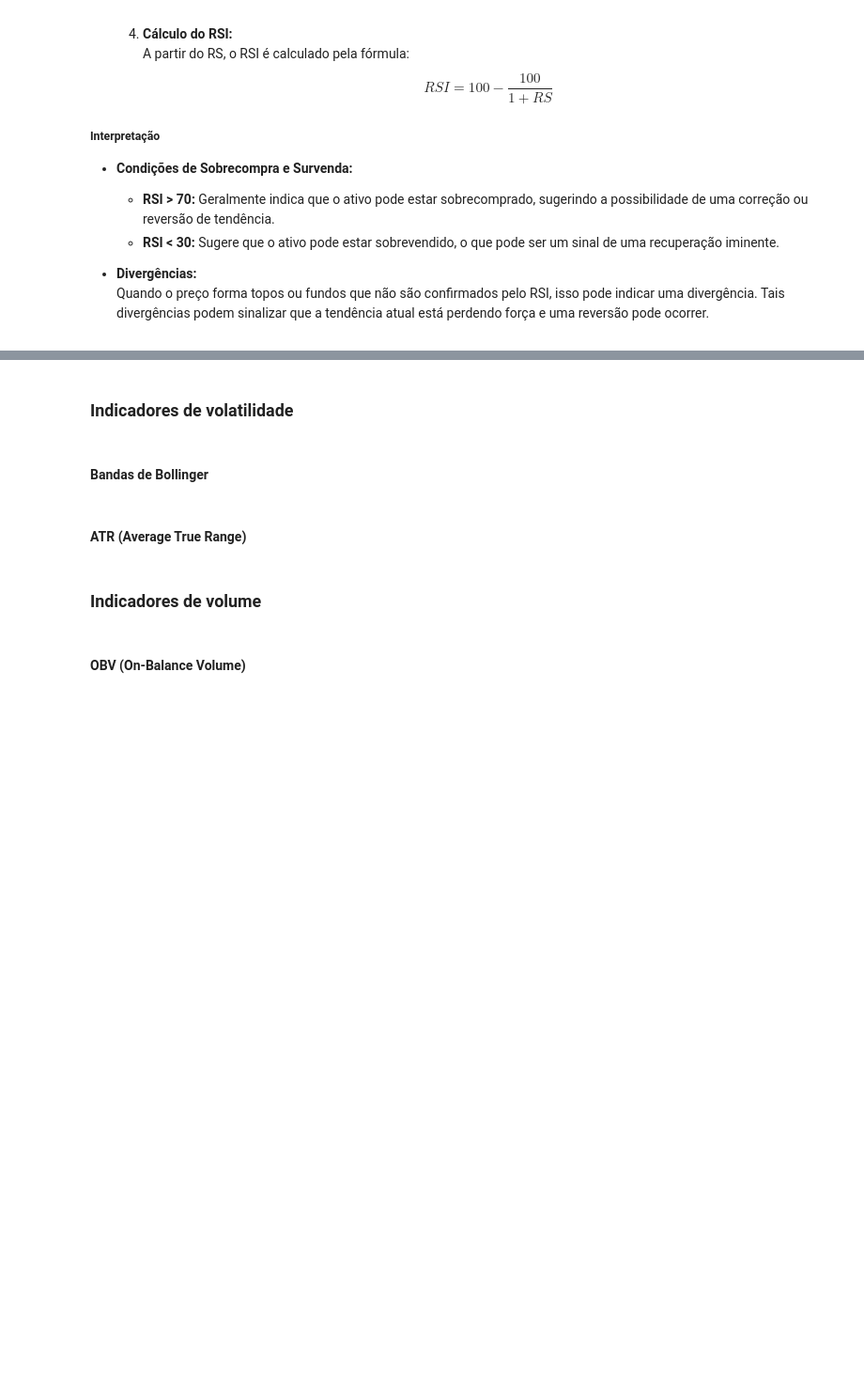
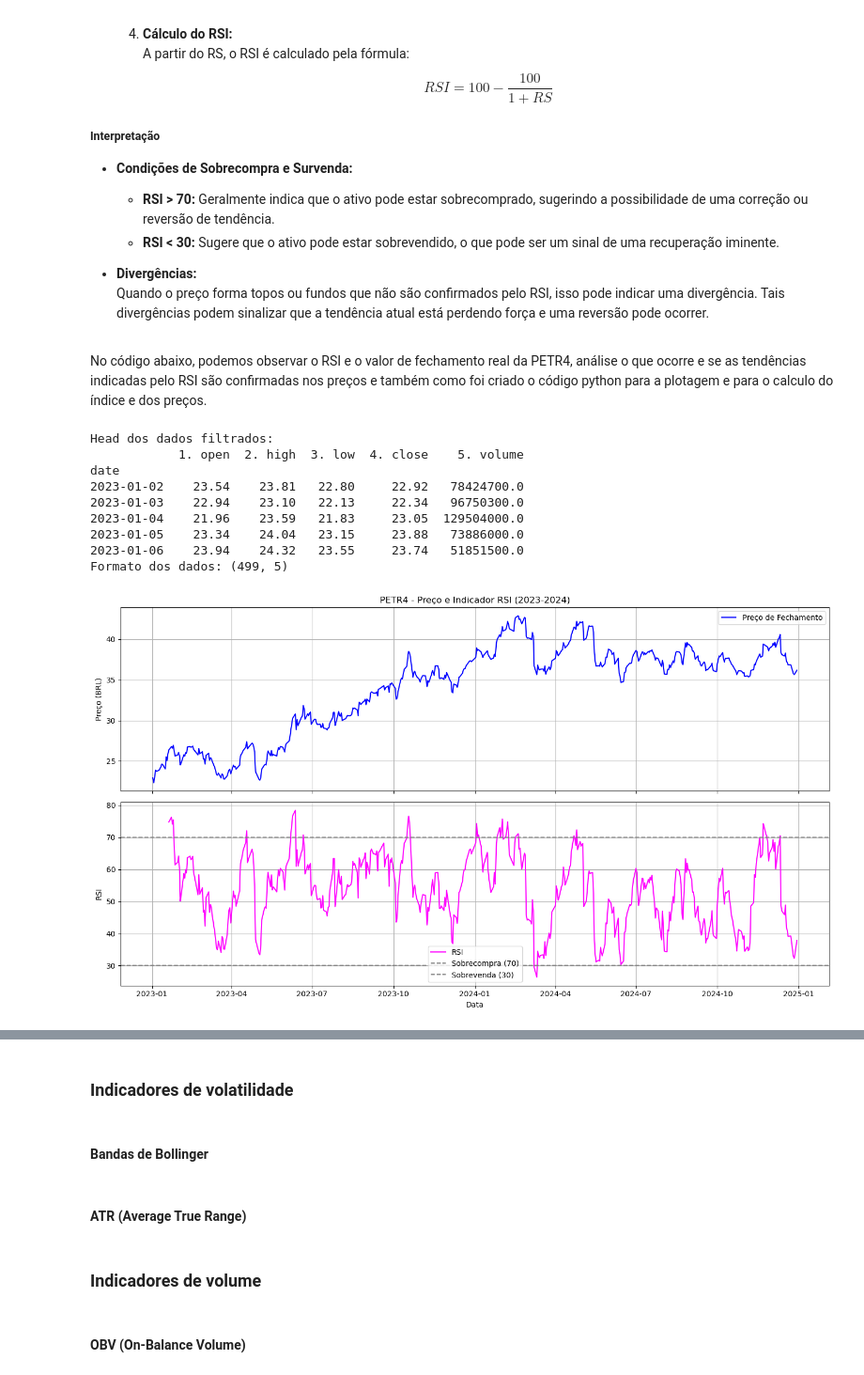
Before and after one commit to GB-Navarro/case-fin-quant-fea-dev, a Jupyter notebook: case_quant.ipynb, the cells around one changed output, grey strips where cells are left out. Shown at 94% size. Cells and saved outputs as stored; diff of their text form; code cells hidden in the pictures; blank space fills up the shorter version.

Commit message:
Update case_quant.ipynb
Indicadores de momentum adicionados

```diff
--- a/case_quant.ipynb
+++ b/case_quant.ipynb
@@ -534,0 +534,78 @@ plt.show()
+# %% [markdown]
+No código abaixo, podemos observar o RSI e o valor de fechamento real da PETR4, análise o que ocorre e se as tendências indicadas pelo RSI são confirmadas nos preços e também como foi criado o código python para a plotagem e para o calculo do índice e dos preços.
+# %%
+from alpha_vantage.timeseries import TimeSeries
+import talib
+import matplotlib.pyplot as plt
+import pandas as pd
+
+# Insira sua chave de API do Alpha Vantage
+api_key = 'SUA_CHAVE_API'
+
+# Cria uma instância da classe TimeSeries com output no formato pandas
+ts = TimeSeries(key=api_key, output_format='pandas')
+
+# Obter dados diários para a ação PETR4 (verifique se o ticker está correto)
+data, meta_data = ts.get_daily(symbol='PETR4.SAO', outputsize='full')
+
+# Converter o índice para datetime (se ainda não foi feito)
+data.index = pd.to_datetime(data.index)
+
+###
+# Aqui ordenamos o dataframe em ordem crescente de data, pois o padrão do Alpha Vantage é do mais recente para o mais antiga
+###
+data.sort_index(inplace=True)
+
+# Filtrar dados para os anos de 2023 e 2024
+start_date = pd.to_datetime('2023-01-01')
+end_date   = pd.to_datetime('2024-12-31')
+data = data.loc[start_date:end_date]
+
+# Verificar se há dados disponíveis para o período solicitado
+print("Head dos dados filtrados:")
+print(data.head())
+print("Formato dos dados:", data.shape)
+
+if data.empty:
+    print("O DataFrame está vazio. Verifique se o ticker e o período estão corretos.")
+else:
+    # Remover possíveis valores nulos
+    data = data.dropna()
+
+    # Utilizar TA-lib para calcular o RSI com período de 14 dias
+    # Garantir que o array de preços seja 1D
+    close_prices = data['4. close'].to_numpy().flatten()
+    data['RSI'] = talib.RSI(close_prices, timeperiod=14)
+
+    # Criar uma figura com subplots que compartilham o mesmo eixo X (escala temporal)
+    fig, (ax1, ax2) = plt.subplots(nrows=2, ncols=1, sharex=True, figsize=(14, 8))
+
+    # Gráfico 1: Preço de Fechamento
+    ax1.plot(data.index, data['4. close'], label='Preço de Fechamento', color='blue')
+    ax1.set_title("PETR4 - Preço e Indicador RSI (2023-2024)")
+    ax1.set_ylabel("Preço (BRL)")
+    ax1.legend()
+    ax1.grid(True)
+
+    # Gráfico 2: RSI
+    ax2.plot(data.index, data['RSI'], label='RSI', color='magenta')
+    ax2.axhline(70, color='grey', linestyle='--', label='Sobrecompra (70)')
+    ax2.axhline(30, color='grey', linestyle='--', label='Sobrevenda (30)')
+    ax2.set_xlabel("Data")
+    ax2.set_ylabel("RSI")
+    ax2.legend()
+    ax2.grid(True)
+
+    plt.tight_layout()
+    plt.show()
+# %% [output]
+Head dos dados filtrados:
+            1. open  2. high  3. low  4. close    5. volume
+date
+2023-01-02    23.54    23.81   22.80     22.92   78424700.0
+2023-01-03    22.94    23.10   22.13     22.34   96750300.0
+2023-01-04    21.96    23.59   21.83     23.05  129504000.0
+2023-01-05    23.34    24.04   23.15     23.88   73886000.0
+2023-01-06    23.94    24.32   23.55     23.74   51851500.0
+Formato dos dados: (499, 5)
+[figure, added]
```
Also changed, not shown: parts of 10 cells of this notebook.
